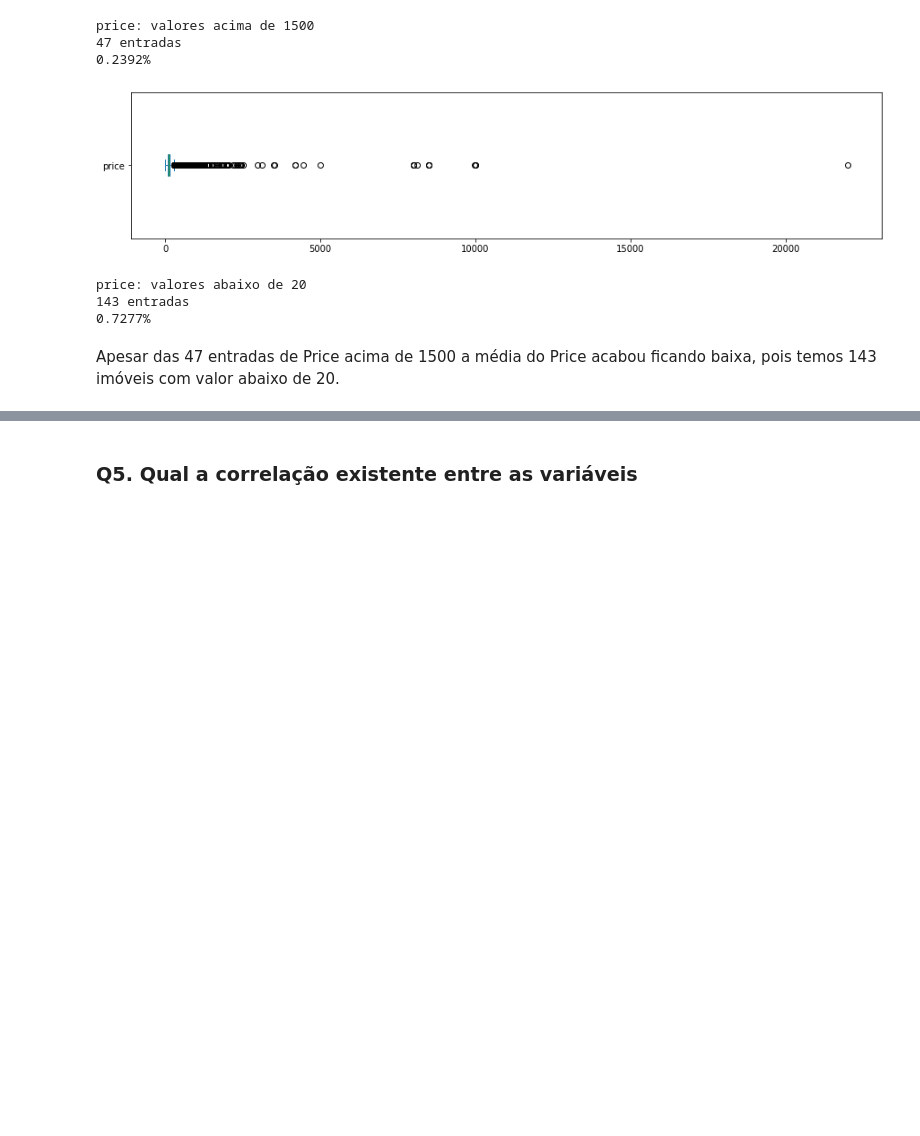
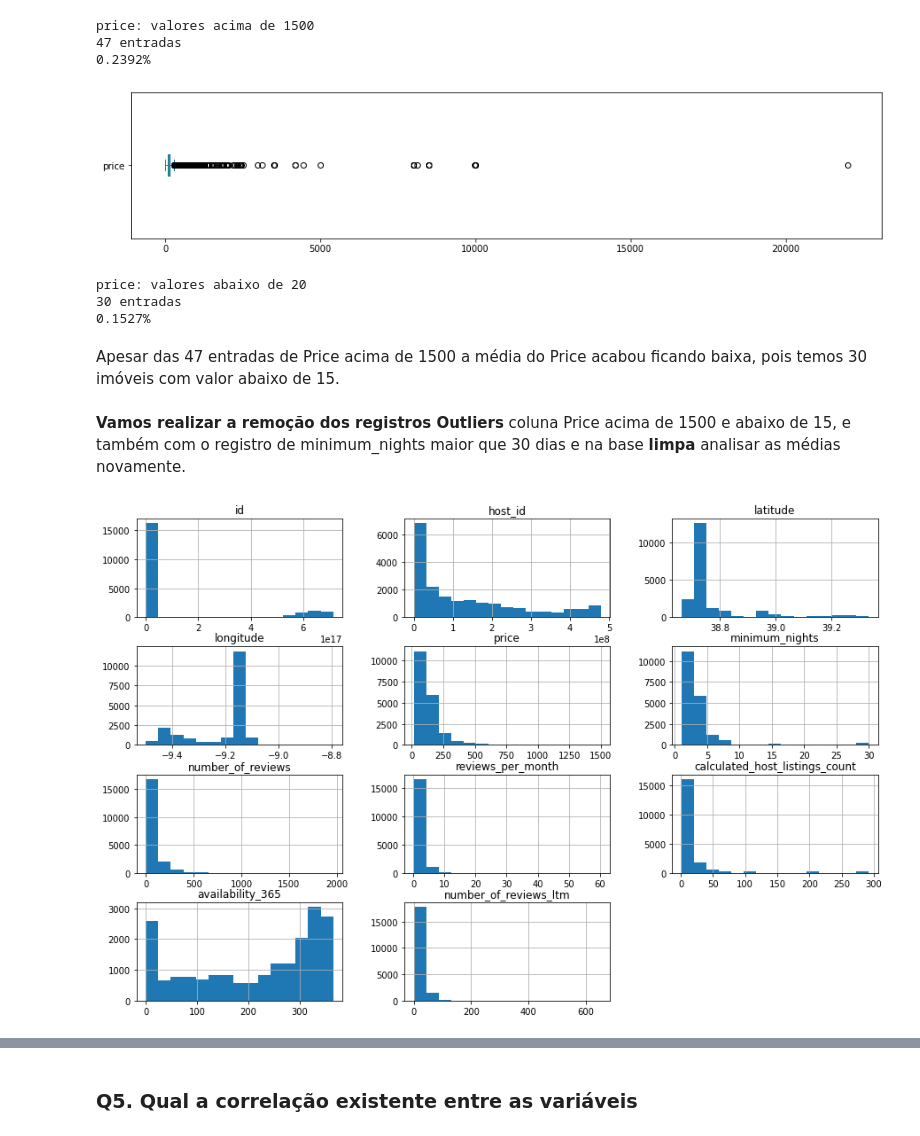
Before and after one commit to carloshaar/inside_airbnb_lisbon, a Jupyter notebook: Carlos_Haar_Analisando_os_Dados_do_Airbnb_Lisbon_Portugal.ipynb, the cells around one changed output, grey strips where cells are left out. Cells and saved outputs as stored; diff of their text form; code cells hidden in the pictures; blank space fills up the shorter version.

```diff
--- a/Carlos_Haar_Analisando_os_Dados_do_Airbnb_Lisbon_Portugal.ipynb
+++ b/Carlos_Haar_Analisando_os_Dados_do_Airbnb_Lisbon_Portugal.ipynb
@@ -186,15 +233,28 @@ df.price.plot(kind='box', vert=False, figsize=(15, 3),)
 plt.show()
 
 # ver quantidade de valores abaixo de 20 para price
-print("\nprice: valores abaixo de 20")
-print("{} entradas".format(len(df[df.price < 20])))
-print("{:.4f}%".format((len(df[df.price < 20]) / df.shape[0])*100))
+print("\nprice: valores abaixo de 15")
+print("{} entradas".format(len(df[df.price < 15])))
+print("{:.4f}%".format((len(df[df.price < 15]) / df.shape[0])*100))
 
 # df.price.plot(kind='box', vert=False, xlim=(0,1300), figsize=(15,3));
 # %% [output]
 [figure]
 price: valores abaixo de 20
-143 entradas
-0.7277%
+30 entradas
+0.1527%
 # %% [markdown]
-Apesar das 47 entradas de Price acima de 1500 a média do Price acabou ficando baixa, pois temos 143 imóveis com valor abaixo de 20.
+Apesar das 47 entradas de Price acima de 1500 a média do Price acabou ficando baixa, pois temos 30 imóveis com valor abaixo de 15.
+# %% [markdown]
+**Vamos realizar a remoção dos registros Outliers** coluna Price acima de 1500 e abaixo de 15, e também com o registro de minimum_nights maior que 30 dias e na base **limpa** analisar as médias novamente.
+# %%
+# Criar um novo dataframe sem a presença de *outliers*
+df_clean = df.copy()
+df_clean.drop(df_clean[df_clean.price > 1500].index, axis=0, inplace=True)
+df_clean.drop(df_clean[df_clean.price < 15].index, axis=0, inplace=True)
+df_clean.drop(df_clean[df_clean.minimum_nights > 30].index, axis=0, inplace=True)
+
+# plotar o histograma para as variáveis numéricas
+df_clean.hist(bins=15, figsize=(15,10));
+# %% [output]
+[figure, added]
```
Also changed, not shown: parts of 17 cells of this notebook.
